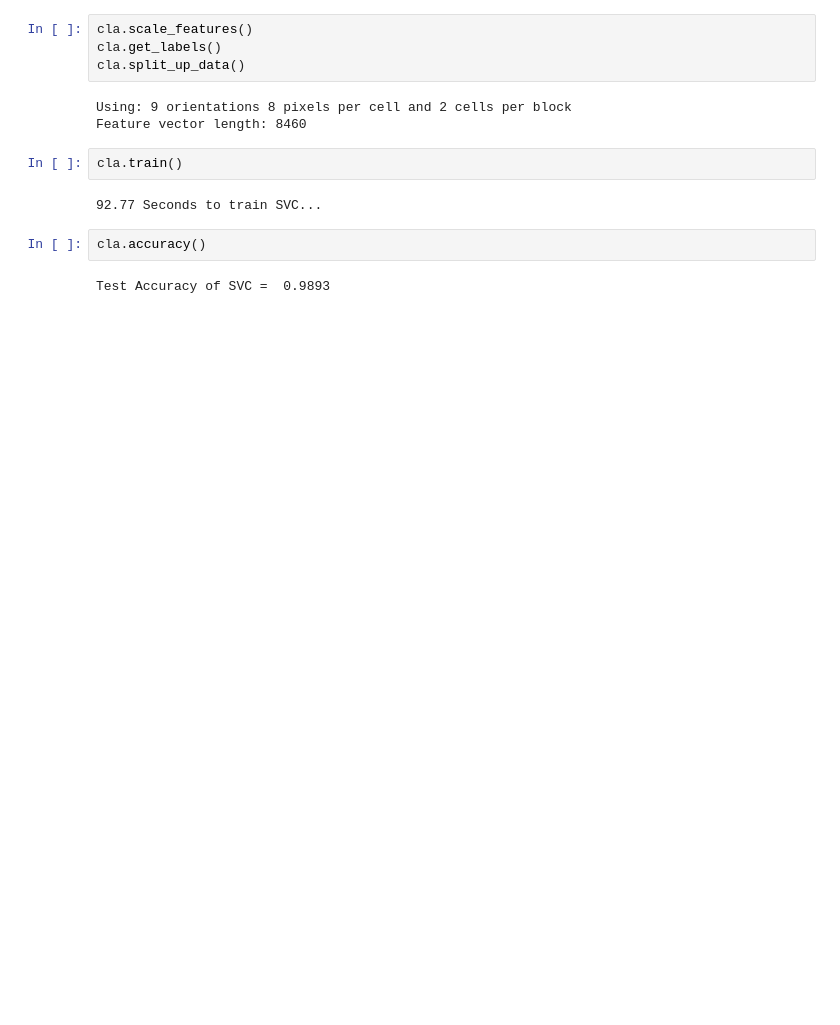
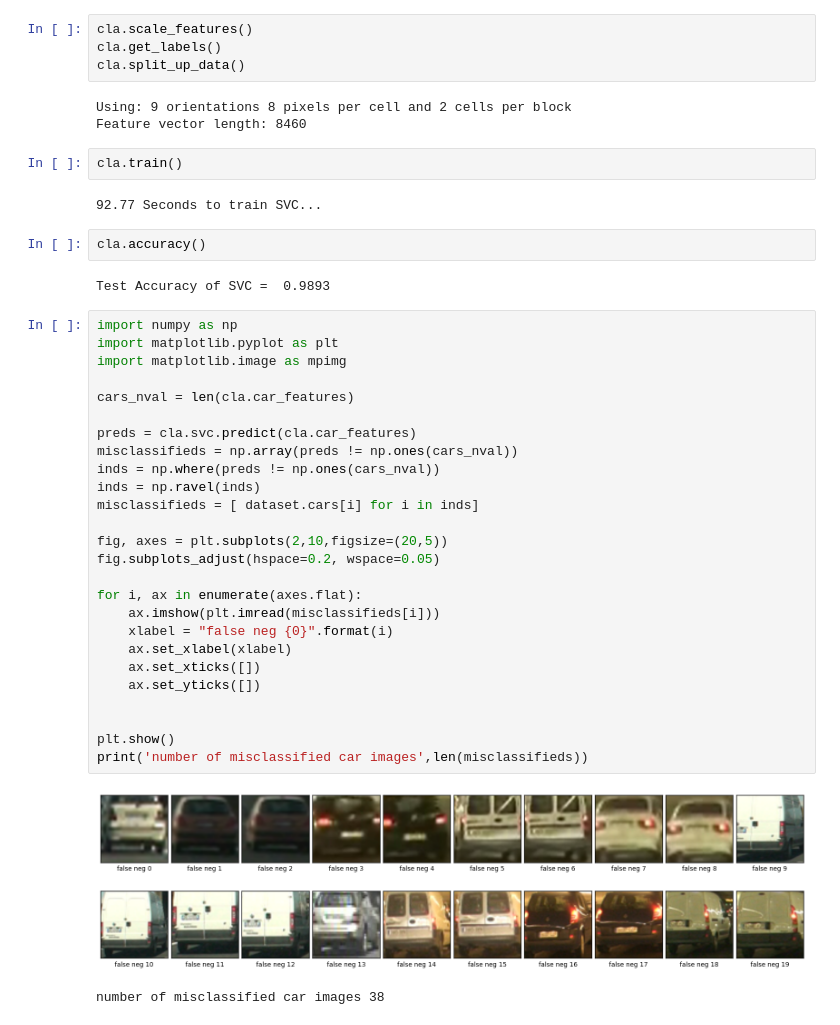
Before and after one commit to eqbal/CarND-Vehicle-Detection-P5, a Jupyter notebook: Playground.ipynb, the cells around one changed output. Cells and saved outputs as stored; diff of their text form; blank space fills up the shorter version.

Commit message:
Add misclassified cars and false postives.

```diff
--- a/Playground.ipynb
+++ b/Playground.ipynb
@@ -63,3 +63,32 @@ cla.train()
 cla.accuracy()
 # %% [output]
 Test Accuracy of SVC =  0.9893
+# %%
+import numpy as np
+import matplotlib.pyplot as plt
+import matplotlib.image as mpimg
+
+cars_nval = len(cla.car_features)
+
+preds = cla.svc.predict(cla.car_features)
+misclassifieds = np.array(preds != np.ones(cars_nval))
+inds = np.where(preds != np.ones(cars_nval))
+inds = np.ravel(inds)
+misclassifieds = [ dataset.cars[i] for i in inds]
+
+fig, axes = plt.subplots(2,10,figsize=(20,5))
+fig.subplots_adjust(hspace=0.2, wspace=0.05)
+
+for i, ax in enumerate(axes.flat):
+    ax.imshow(plt.imread(misclassifieds[i]))
+    xlabel = "false neg {0}".format(i)
+    ax.set_xlabel(xlabel)
+    ax.set_xticks([])
+    ax.set_yticks([])
+
+
+plt.show()
+print('number of misclassified car images',len(misclassifieds))
+# %% [output]
+[figure, added]
+number of misclassified car images 38
```
Also changed, not shown: parts of 1 cell of this notebook, 5 other files.
